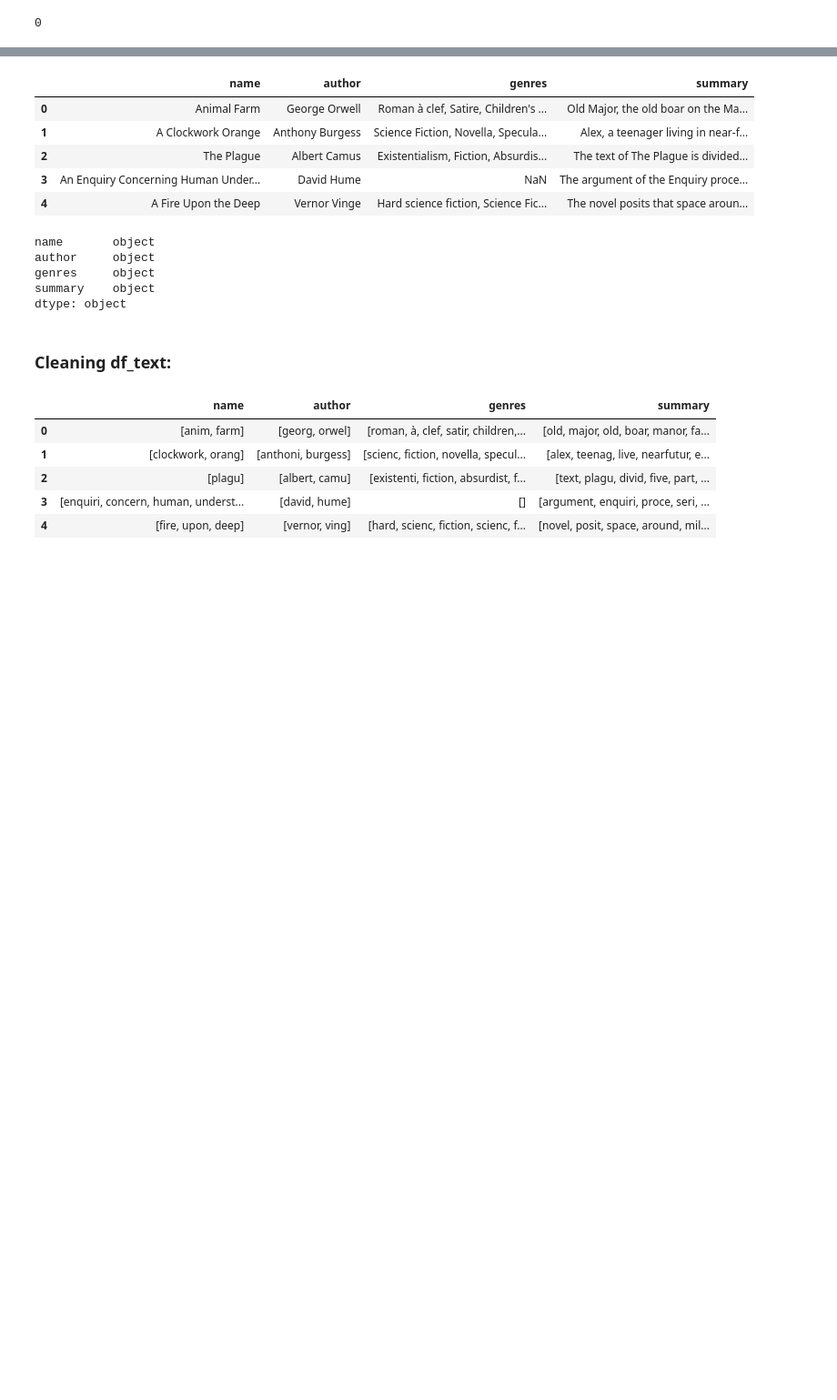
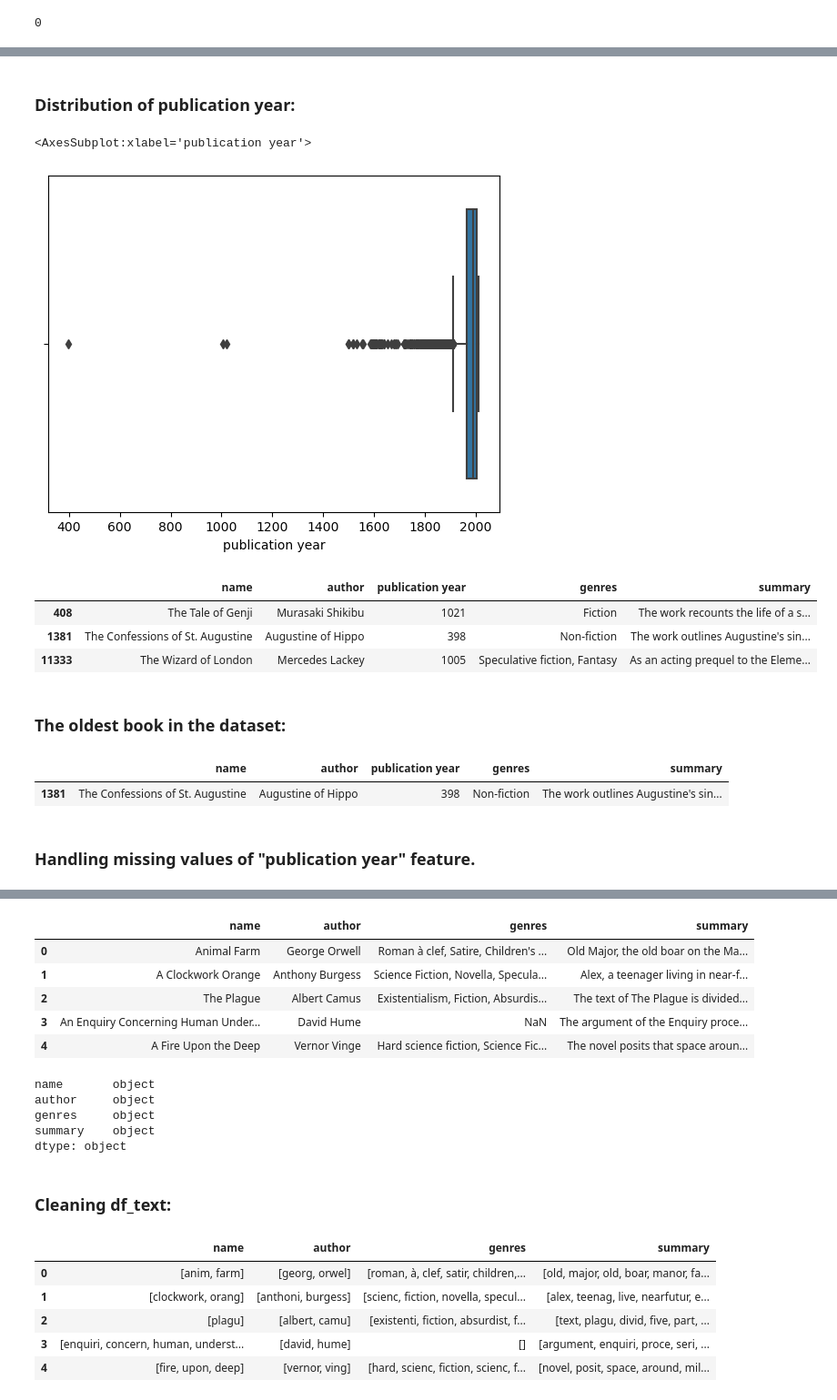
Before and after one commit to SRDsara/Book-Summarizer, a Jupyter notebook: book.ipynb, the cells around one changed output, grey strips where cells are left out. Shown at 91% size. Saved outputs shown, nothing was run; the diff lists cells and outputs as text; code cells hidden in the pictures; blank space fills up the shorter version.

```diff
--- a/book.ipynb
+++ b/book.ipynb
@@ -106,0 +147,24 @@ df.head()
+# %% [markdown]
+### Distribution of publication year:
+# %%
+filtered_df = df[df["publication year"].notna()]["publication year"]
+sns.boxplot(x=filtered_df)
+# %% [output]
+<AxesSubplot:xlabel='publication year'>
+[figure, added]
+# %%
+df.loc[df["publication year"] < 1400]
+# %% [output]
+|  | name | author | publication year | genres | summary |
+| 408 | The Tale of Genji | Murasaki Shikibu | 1021 | Fiction | The work recounts the life of a s... |
+| 1381 | The Confessions of St. Augustine | Augustine of Hippo | 398 | Non-fiction | The work outlines Augustine's sin... |
+| 11333 | The Wizard of London | Mercedes Lackey | 1005 | Speculative fiction, Fantasy | As an acting prequel to the Eleme... |
+# %% [markdown]
+### The oldest book in the dataset:
+# %%
+df.loc[df["publication year"] == min(filtered_df)]
+# %% [output]
+|  | name | author | publication year | genres | summary |
+| 1381 | The Confessions of St. Augustine | Augustine of Hippo | 398 | Non-fiction | The work outlines Augustine's sin... |
+# %% [markdown]
+### Handling missing values of "publication year" feature.
```
Also changed, not shown: parts of 45 cells of this notebook.
